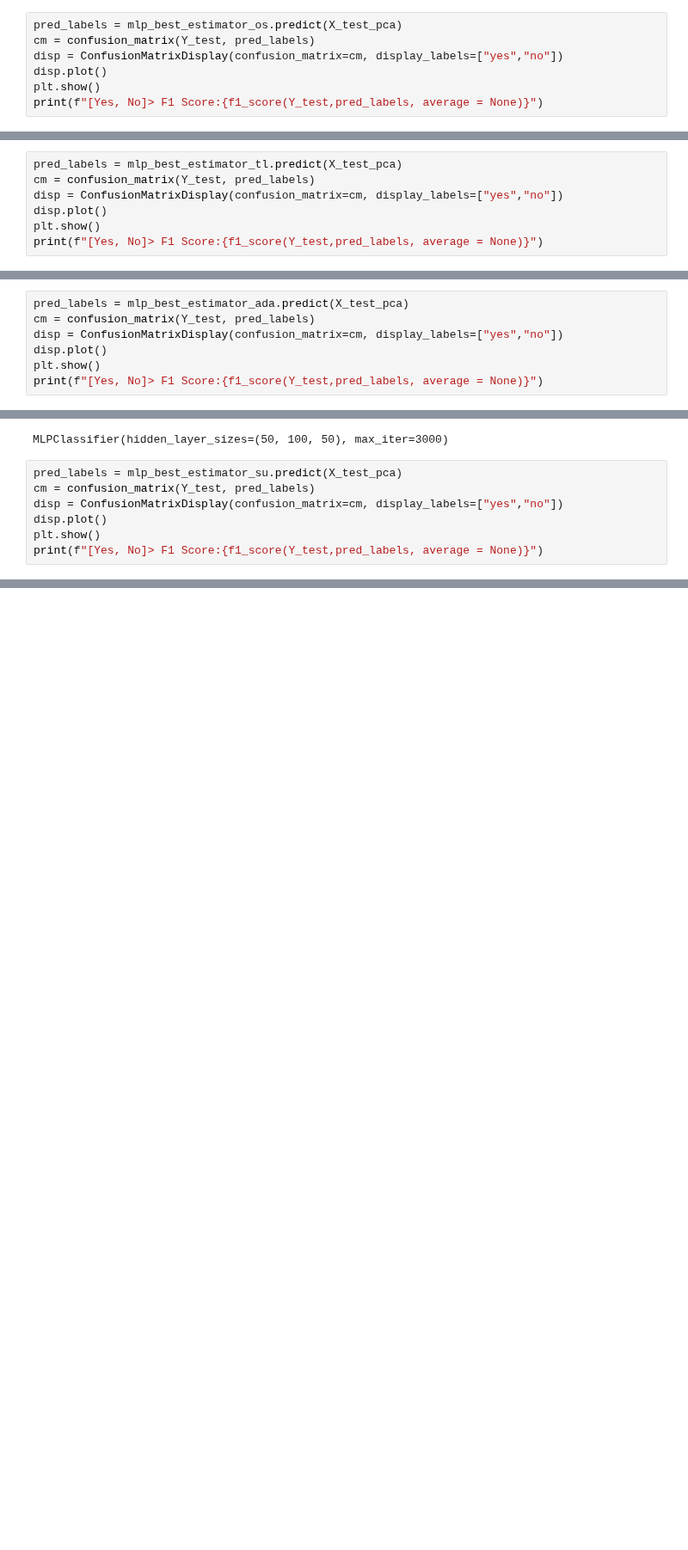
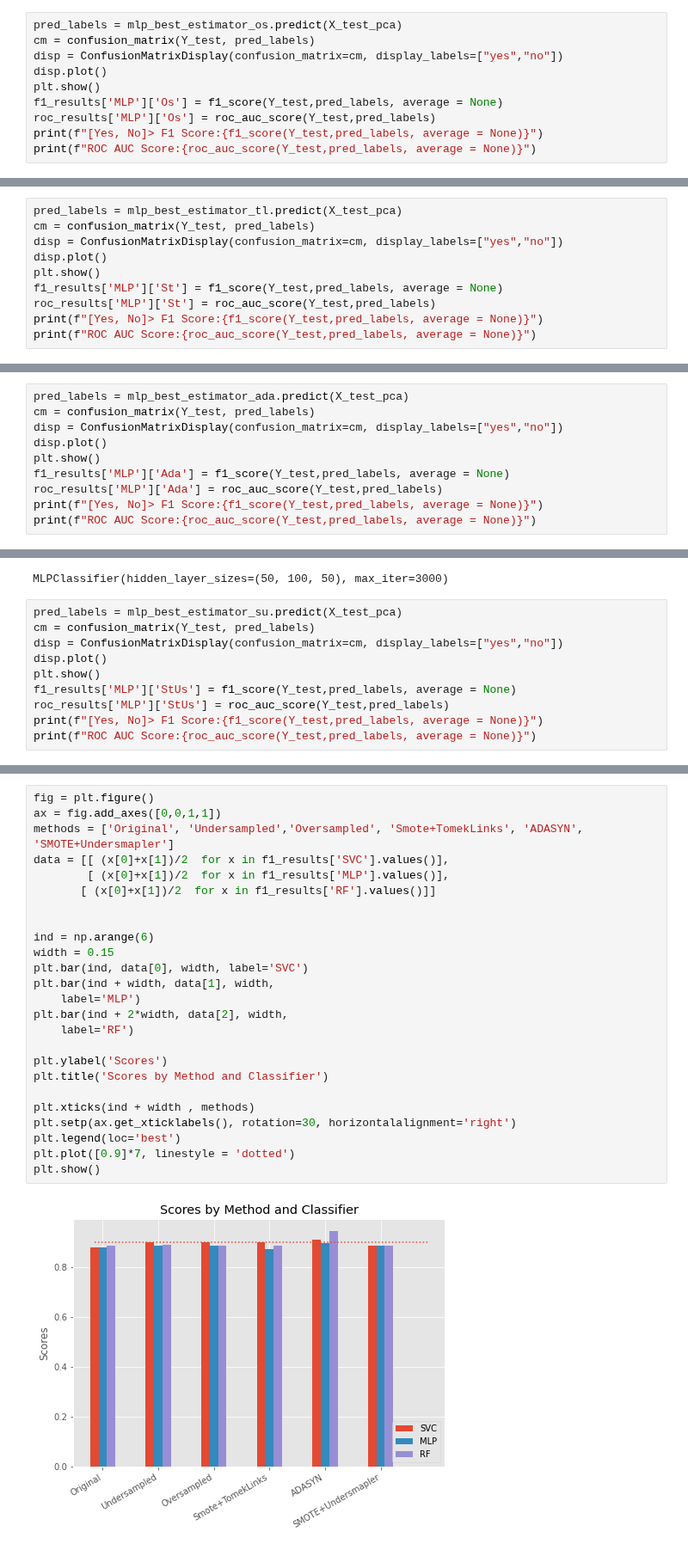
Before and after one commit to PedroMarques27/ED, a Jupyter notebook: Data_mining_Notebook.ipynb, the cells around one changed output, grey strips where cells are left out. Shown at 86% size. Saved outputs shown, nothing was run; the diff lists cells and outputs as text; blank space fills up the shorter version.

Commit message:
Added result visualization

```diff
--- a/Data_mining_Notebook.ipynb
+++ b/Data_mining_Notebook.ipynb
@@ -1088,6 +1127,9 @@ cm = confusion_matrix(Y_test, pred_labels)
 disp = ConfusionMatrixDisplay(confusion_matrix=cm, display_labels=["yes","no"])
 disp.plot()
 plt.show()
+f1_results['MLP']['Os'] = f1_score(Y_test,pred_labels, average = None)
+roc_results['MLP']['Os'] = roc_auc_score(Y_test,pred_labels)
 print(f"[Yes, No]> F1 Score:{f1_score(Y_test,pred_labels, average = None)}")
+print(f"ROC AUC Score:{roc_auc_score(Y_test,pred_labels, average = None)}")
 # %% [output]
 [figure]
@@ -1123,7 +1164,10 @@ cm = confusion_matrix(Y_test, pred_labels)
 disp = ConfusionMatrixDisplay(confusion_matrix=cm, display_labels=["yes","no"])
 disp.plot()
 plt.show()
+f1_results['MLP']['St'] = f1_score(Y_test,pred_labels, average = None)
+roc_results['MLP']['St'] = roc_auc_score(Y_test,pred_labels)
 print(f"[Yes, No]> F1 Score:{f1_score(Y_test,pred_labels, average = None)}")
+print(f"ROC AUC Score:{roc_auc_score(Y_test,pred_labels, average = None)}")
 # %% [output]
 [figure]
 [Yes, No]> F1 Score:[0.80851064 0.94117647]
@@ -1157,7 +1200,10 @@ cm = confusion_matrix(Y_test, pred_labels)
 disp = ConfusionMatrixDisplay(confusion_matrix=cm, display_labels=["yes","no"])
 disp.plot()
 plt.show()
+f1_results['MLP']['Ada'] = f1_score(Y_test,pred_labels, average = None)
+roc_results['MLP']['Ada'] = roc_auc_score(Y_test,pred_labels)
 print(f"[Yes, No]> F1 Score:{f1_score(Y_test,pred_labels, average = None)}")
+print(f"ROC AUC Score:{roc_auc_score(Y_test,pred_labels, average = None)}")
 # %% [output]
 [figure]
 [Yes, No]> F1 Score:[0.85185185 0.94520548]
@@ -1190,7 +1234,10 @@ cm = confusion_matrix(Y_test, pred_labels)
 disp = ConfusionMatrixDisplay(confusion_matrix=cm, display_labels=["yes","no"])
 disp.plot()
 plt.show()
+f1_results['MLP']['StUs'] = f1_score(Y_test,pred_labels, average = None)
+roc_results['MLP']['StUs'] = roc_auc_score(Y_test,pred_labels)
 print(f"[Yes, No]> F1 Score:{f1_score(Y_test,pred_labels, average = None)}")
+print(f"ROC AUC Score:{roc_auc_score(Y_test,pred_labels, average = None)}")
 # %% [output]
 [figure]
 [Yes, No]> F1 Score:[0.82608696 0.94805195]
@@ -1196,0 +1268,27 @@ print(f"[Yes, No]> F1 Score:{f1_score(Y_test,pred_labels, average = None)}")
+# %%
+fig = plt.figure()
+ax = fig.add_axes([0,0,1,1])
+methods = ['Original', 'Undersampled','Oversampled', 'Smote+TomekLinks', 'ADASYN', 'SMOTE+Undersmapler']
+data = [[ (x[0]+x[1])/2  for x in f1_results['SVC'].values()],
+        [ (x[0]+x[1])/2  for x in f1_results['MLP'].values()],
+       [ (x[0]+x[1])/2  for x in f1_results['RF'].values()]]
+
+
+ind = np.arange(6)
+width = 0.15
+plt.bar(ind, data[0], width, label='SVC')
+plt.bar(ind + width, data[1], width,
+    label='MLP')
+plt.bar(ind + 2*width, data[2], width,
+    label='RF')
+
+plt.ylabel('Scores')
+plt.title('Scores by Method and Classifier')
+
+plt.xticks(ind + width , methods)
+plt.setp(ax.get_xticklabels(), rotation=30, horizontalalignment='right')
+plt.legend(loc='best')
+plt.plot([0.9]*7, linestyle = 'dotted')
+plt.show()
+# %% [output]
+[figure, added]
```
Also changed, not shown: parts of 39 cells of this notebook.
